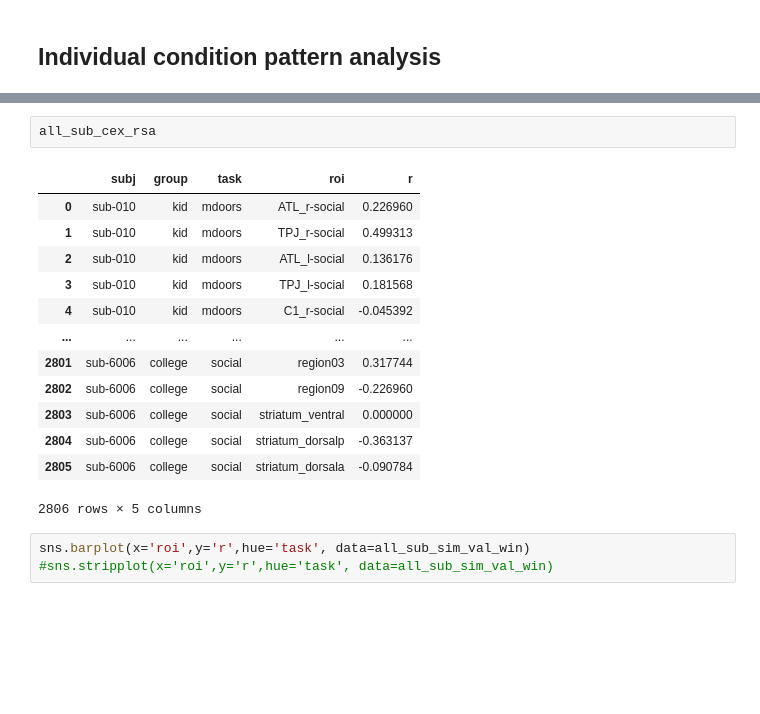
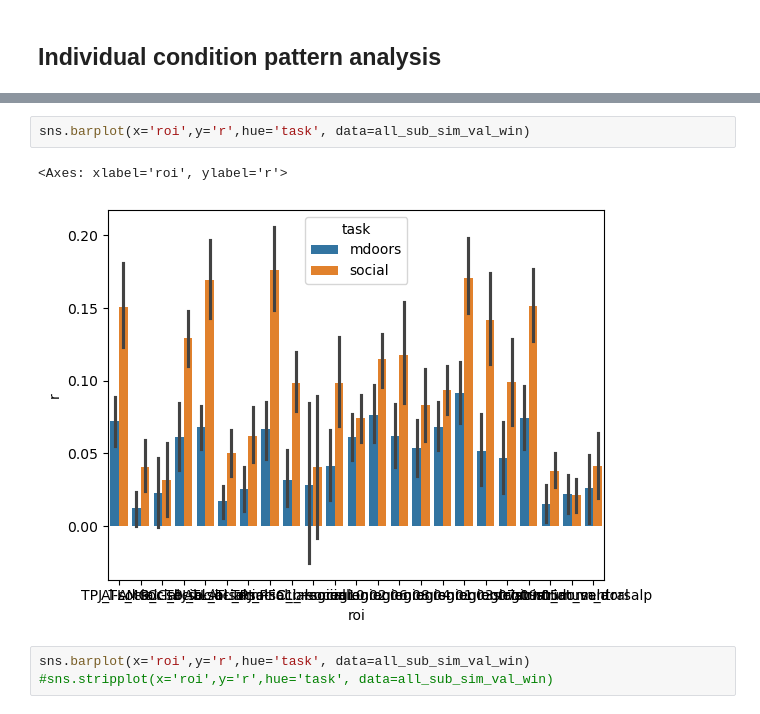
Before and after one commit to hspopal/social_doors, a Jupyter notebook: code/rsa_social_doors-fbonly.ipynb, the cells around one changed output, grey strips where cells are left out. Cells and saved outputs as stored; diff of their text form; blank space fills up the shorter version.

```diff
--- a/code/rsa_social_doors-fbonly.ipynb
+++ b/code/rsa_social_doors-fbonly.ipynb
@@ -677,20 +651,9 @@ all_sub_sim_val_win
 2806 rows × 5 columns
-# %%
-all_sub_cex_rsa
-# %% [output]
-|  | subj | group | task | roi | r |
-| 0 | sub-010 | kid | mdoors | ATL_r-social | 0.226960 |
-| 1 | sub-010 | kid | mdoors | TPJ_r-social | 0.499313 |
-| 2 | sub-010 | kid | mdoors | ATL_l-social | 0.136176 |
-| 3 | sub-010 | kid | mdoors | TPJ_l-social | 0.181568 |
-| 4 | sub-010 | kid | mdoors | C1_r-social | -0.045392 |
-| ... | ... | ... | ... | ... | ... |
-| 2801 | sub-6006 | college | social | region03 | 0.317744 |
-| 2802 | sub-6006 | college | social | region09 | -0.226960 |
-| 2803 | sub-6006 | college | social | striatum_ventral | 0.000000 |
-| 2804 | sub-6006 | college | social | striatum_dorsalp | -0.363137 |
-| 2805 | sub-6006 | college | social | striatum_dorsala | -0.090784 |
-2806 rows × 5 columns
+# %%
+sns.barplot(x='roi',y='r',hue='task', data=all_sub_sim_val_win)
+# %% [output]
+<Axes: xlabel='roi', ylabel='r'>
+[figure, added]
 # %%
 sns.barplot(x='roi',y='r',hue='task', data=all_sub_sim_val_win)
 #sns.stripplot(x='roi',y='r',hue='task', data=all_sub_sim_val_win)
```
Also changed, not shown: parts of 19 cells of this notebook.
